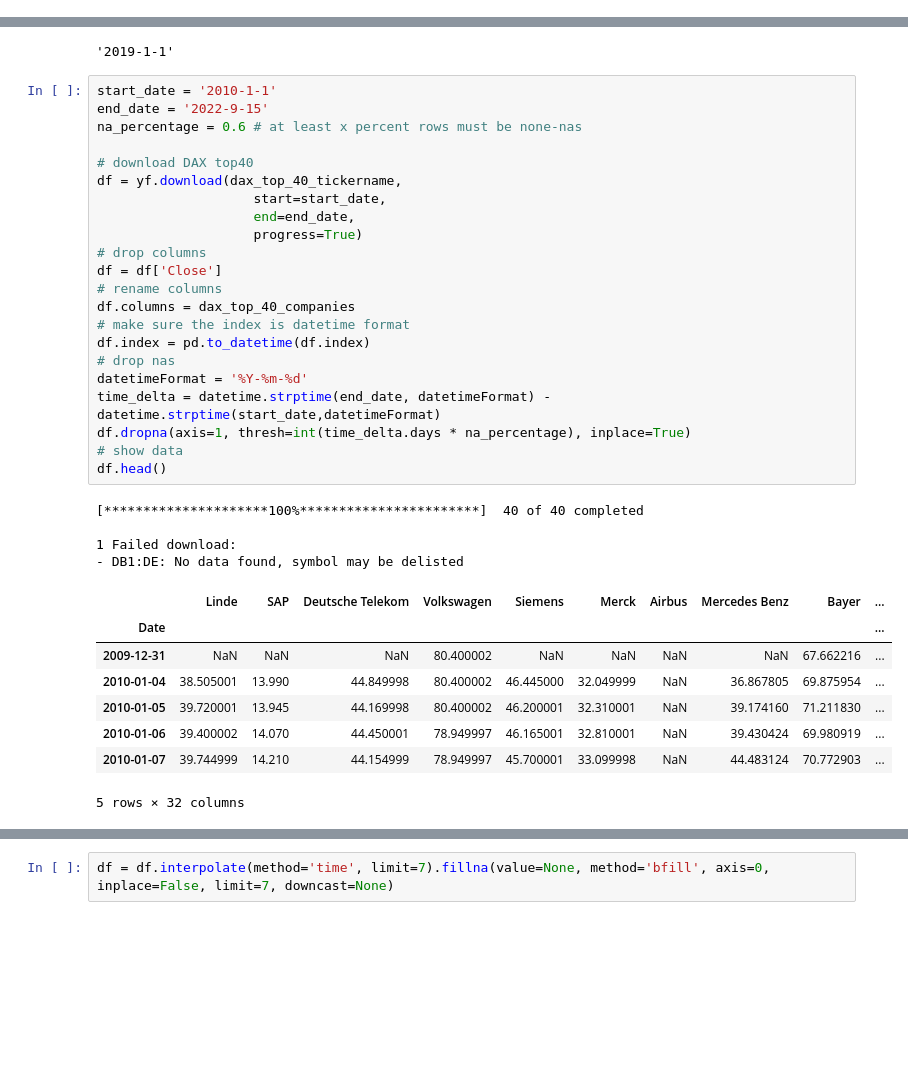
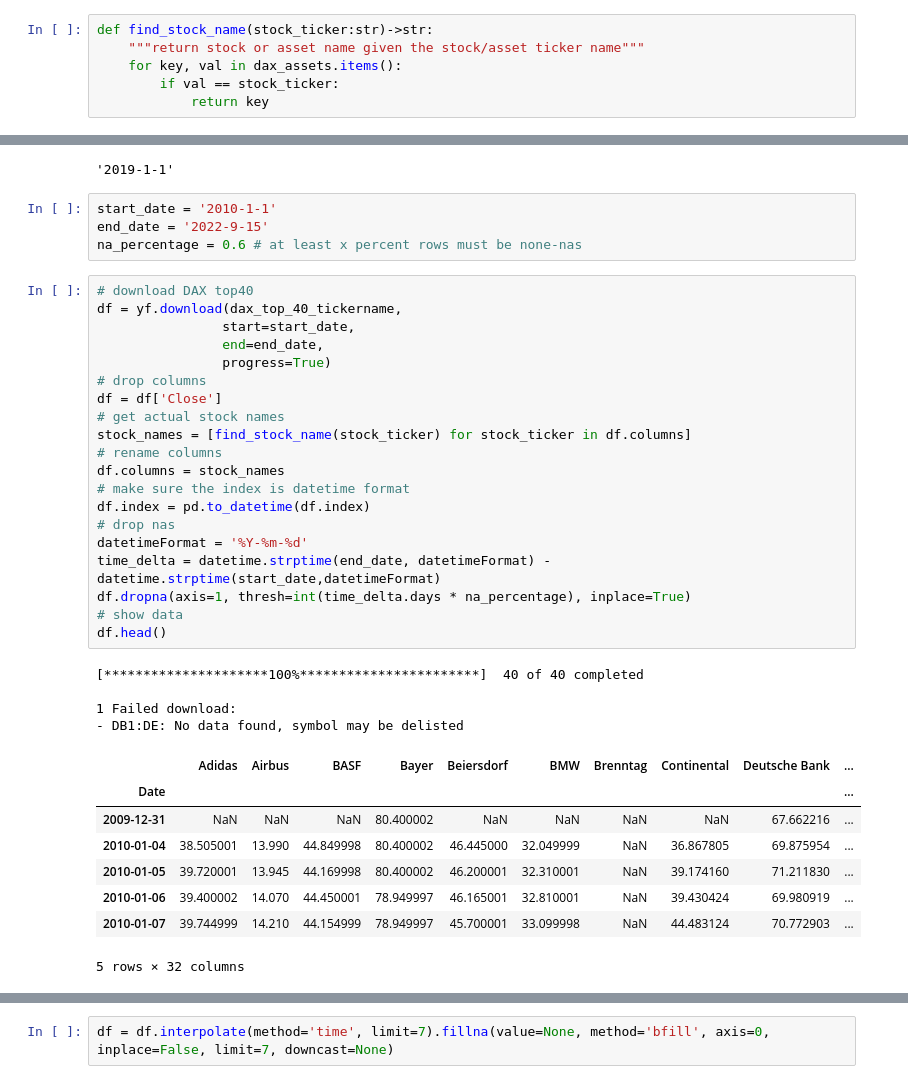
Before and after one commit to Sebastian1981/Stock_Prediction, a Jupyter notebook: experiment/portfolio_optimization.ipynb, the cells around one changed output, grey strips where cells are left out. Saved outputs shown, nothing was run; the diff lists cells and outputs as text; blank space fills up the shorter version.

Commit message:
correct stock prices and add prediction

```diff
--- a/experiment/portfolio_optimization.ipynb
+++ b/experiment/portfolio_optimization.ipynb
@@ -8,3 +9,9 @@ from plotly.subplots import make_subplots
+# %%
+def find_stock_name(stock_ticker:str)->str:
+    """return stock or asset name given the stock/asset ticker name"""
+    for key, val in dax_assets.items():
+        if val == stock_ticker:
+            return key
 # %%
 # top 40 dax companies
 dax_assets = {
@@ -57,34 +64,36 @@ start_date = datetime(2019,1,1)
 str(start_date.year)+'-'+str(start_date.month)+'-'+str(start_date.day)
 # %% [output]
 '2019-1-1'
+# %%
+start_date = '2010-1-1'
+end_date = '2022-9-15'
+na_percentage = 0.6 # at least x percent rows must be none-nas
 # %%
-start_date = '2010-1-1'
-end_date = '2022-9-15'
-na_percentage = 0.6 # at least x percent rows must be none-nas
-
 # download DAX top40
 df = yf.download(dax_top_40_tickername,
-                    start=start_date,
-                    end=end_date,
-                    progress=True)
+                start=start_date,
+                end=end_date,
+                progress=True)
 # drop columns
 df = df['Close']
+# get actual stock names
+stock_names = [find_stock_name(stock_ticker) for stock_ticker in df.columns]
 # rename columns
-df.columns = dax_top_40_companies
+df.columns = stock_names
 # make sure the index is datetime format
 df.index = pd.to_datetime(df.index)
 # drop nas
 datetimeFormat = '%Y-%m-%d'
 time_delta = datetime.strptime(end_date, datetimeFormat) - datetime.strptime(start_date,datetimeFormat)
 df.dropna(axis=1, thresh=int(time_delta.days * na_percentage), inplace=True)
 # show data
 df.head()
 # %% [output]
 [*********************100%***********************]  40 of 40 completed
 
 1 Failed download:
 - DB1:DE: No data found, symbol may be delisted
-|  | Linde | SAP | Deutsche Telekom | Volkswagen | Siemens | Merck | Airbus | Mercedes Benz | Bayer | ... |
+|  | Adidas | Airbus | BASF | Bayer | Beiersdorf | BMW | Brenntag | Continental | Deutsche Bank | ... |
 | Date |  |  |  |  |  |  |  |  |  | ... |
 | 2009-12-31 | NaN | NaN | NaN | 80.400002 | NaN | NaN | NaN | NaN | 67.662216 | ... |
 | 2010-01-04 | 38.505001 | 13.990 | 44.849998 | 80.400002 | 46.445000 | 32.049999 | NaN | 36.867805 | 69.875954 | ... |
```
Also changed, not shown: parts of 15 cells of this notebook, 2 other files.
